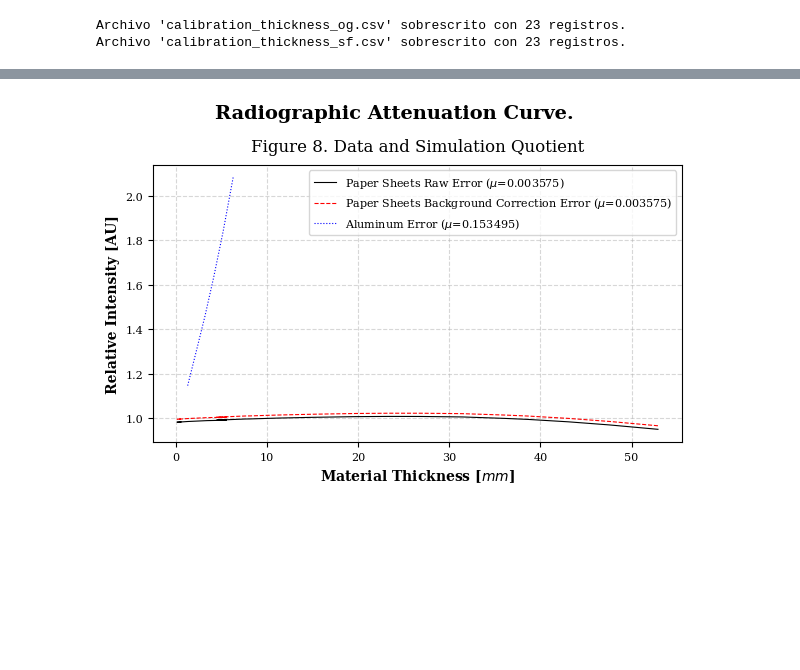
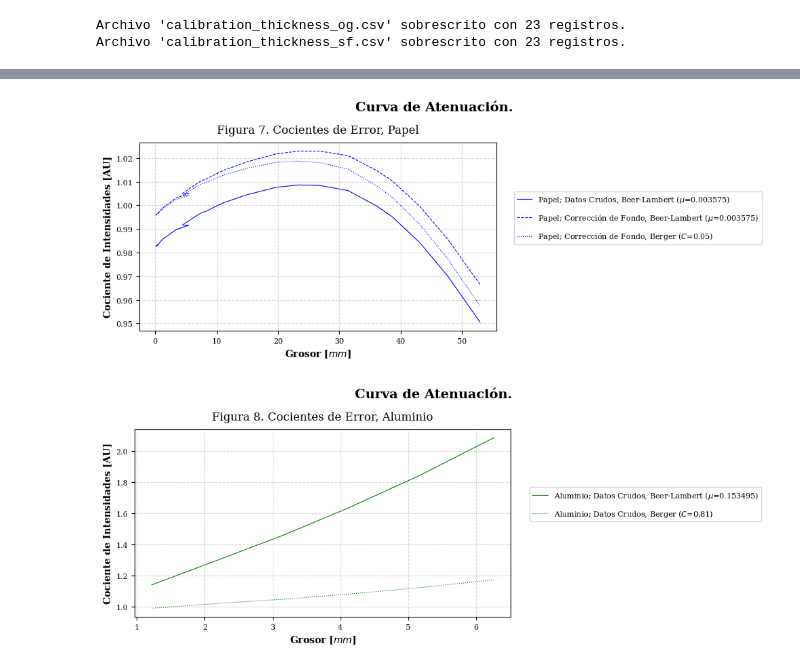
Before and after one commit to JustaPurpleWolf/Undergraduate-Physics-Methods, a Jupyter notebook: Modern Physics/Radiography/radiography_analysis.ipynb, the cells around one changed output, grey strips where cells are left out. Saved outputs shown, nothing was run; the diff lists cells and outputs as text; code cells hidden in the pictures; blank space fills up the shorter version.

```diff
--- a/Modern Physics/Radiography/radiography_analysis.ipynb
+++ b/Modern Physics/Radiography/radiography_analysis.ipynb
@@ -63,6 +66,13 @@ print(f'MU in Paper Sheets: {mu}')
 mu_Al = 5.685E-01
 mu_al = mu_Al*aluminum_density*1E-01 # mm^-1
 print(f'MU in Aluminum Plate: {mu_al}')
+
+C_al = 0.81
+berger_al = C_al*mu_al
+C = 0.05
+berger = C*mu
+
+z0 = 0.01327992618
 # %% [output]
 MU in Paper Sheets: 0.0035751750000000003
 MU in Aluminum Plate: 0.15349500000000002
@@ -156,5 +161,10 @@ plot_diff('calibration_thickness_og.csv', 'calibration_thickness_sf.csv', 'alumi
 # %%
-plot_quo('calibration_thickness_og.csv', 'calibration_thickness_sf.csv', 'aluminum_thickness.csv', unit_thickness, mu=mu, mu_al = mu_al,
-         xlim = 10000, label = 'quotient', figure = 8, caption = 'Data and Simulation Quotient')
+plot_quo('calibration_thickness_og.csv', 'calibration_thickness_sf.csv', 'aluminum_thickness.csv', unit_thickness, mu=mu, mu_al = mu_al, berger = berger,
+         berger_al = berger_al, label = 'quotient_paper', figure = 7, caption = 'Cocientes de Error, Papel', var = 'paper')
 # %% [output]
-[figure, old version]
+[figure, new version]
+# %%
+plot_quo('calibration_thickness_og.csv', 'calibration_thickness_sf.csv', 'aluminum_thickness.csv', unit_thickness, mu=mu, mu_al = mu_al, berger = berger,
+         berger_al = berger_al, label = 'quotient_aluminum', figure = 8, caption = 'Cocientes de Error, Aluminio', var = 'al')
+# %% [output]
+[figure, added]
```
Also changed, not shown: parts of 7 cells of this notebook, 41 other files.
